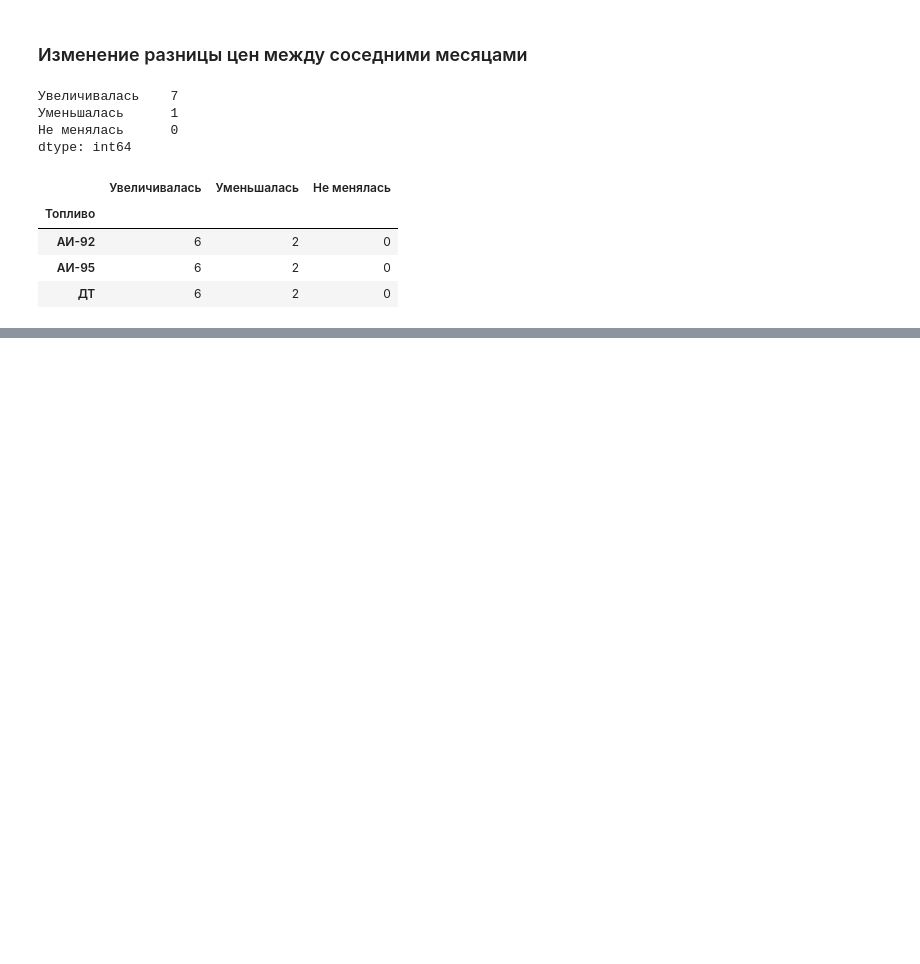
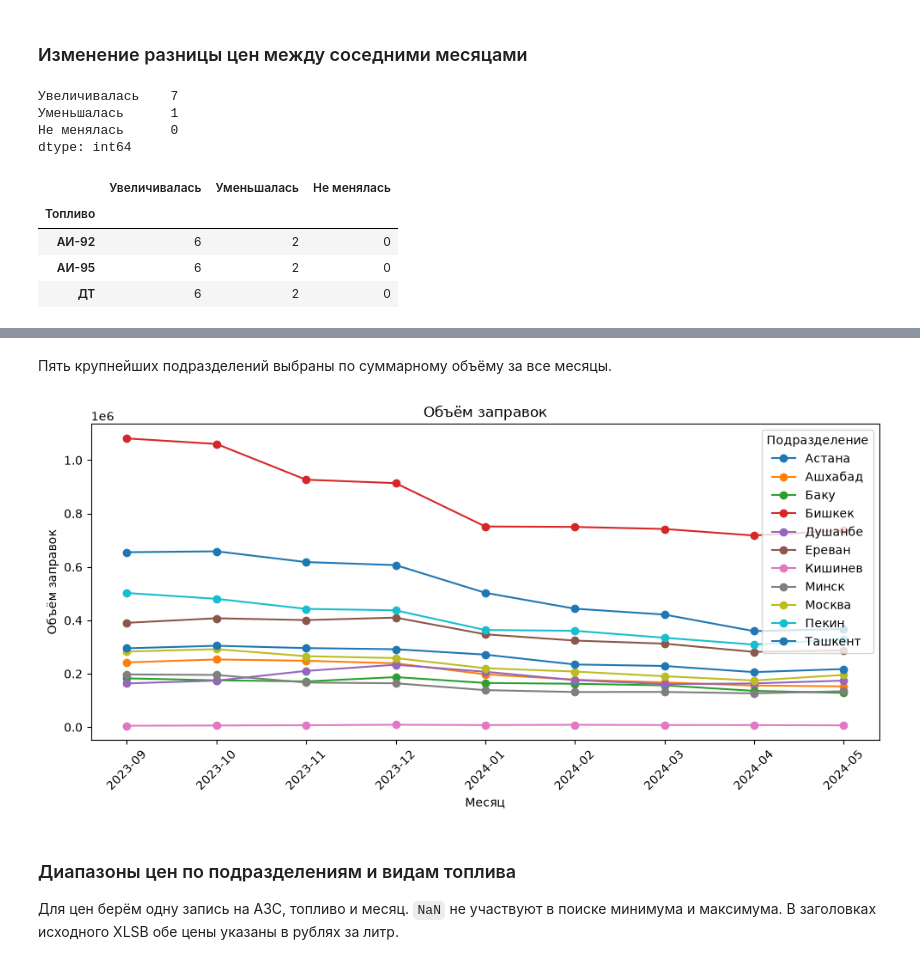
Before and after one commit to c-ch256/gpn-intelligence-cup-2026, a Jupyter notebook: notebooks/analyz.ipynb, the cells around one changed output, grey strips where cells are left out. Drawn from its saved outputs; the diff is of its cells as text; code cells hidden in the pictures; blank space fills up the shorter version.

```diff
--- a/notebooks/analyz.ipynb
+++ b/notebooks/analyz.ipynb
@@ -434,0 +721,3 @@ pd.DataFrame({
+# %%
+geo_volume = df_clean.groupby('Подразделение')[volume_cols].sum()
+geo_volume
@@ -434,0 +738,17 @@ pd.DataFrame({
+# %% [markdown]
+Пять крупнейших подразделений выбраны по суммарному объёму за все месяцы.
+# %%
+top_divisions = geo_volume.sum(axis=1).index
+geo_volume.loc[top_divisions].T.plot(marker='o', figsize=(10, 5))
+plt.title('Объём заправок')
+plt.xlabel('Месяц')
+plt.ylabel('Объём заправок')
+plt.xticks(rotation=45)
+plt.tight_layout()
+plt.show()
+# %% [output]
+[figure, added]
+# %% [markdown]
+### Диапазоны цен по подразделениям и видам топлива
+
+Для цен берём одну запись на АЗС, топливо и месяц. `NaN` не участвуют в поиске минимума и максимума. В заголовках исходного XLSB обе цены указаны в рублях за литр.
```
Also changed, not shown: parts of 123 cells of this notebook.
